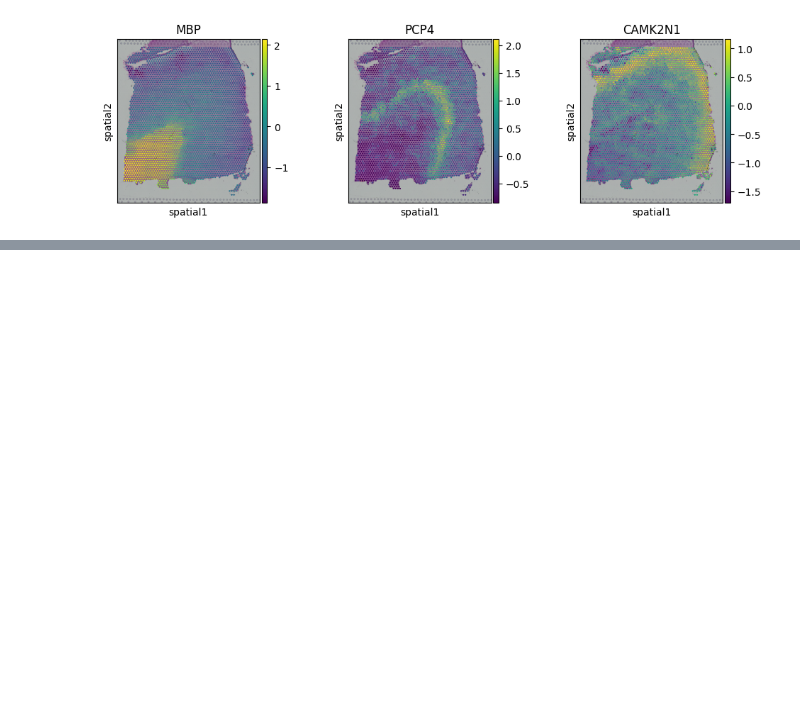
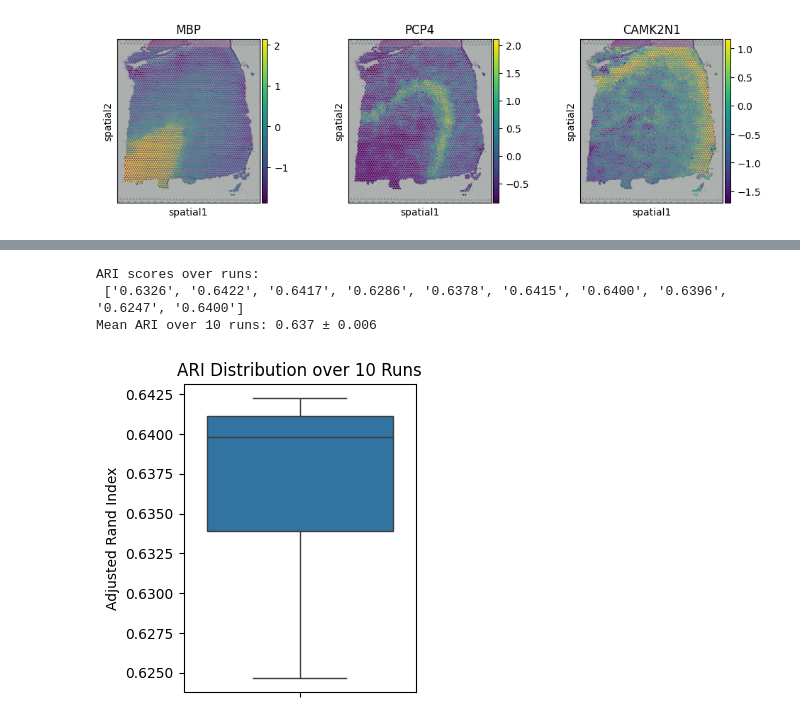
Before and after one commit to shawnqin2001/CadaST, a Jupyter notebook: tutorial/1.Visium_DLPFC.ipynb, the cells around one changed output, grey strips where cells are left out. Saved outputs shown, nothing was run; the diff lists cells and outputs as text; code cells hidden in the pictures; blank space fills up the shorter version.

Commit message:
fix parallel processing, update tutorials

```diff
--- a/tutorial/1.Visium_DLPFC.ipynb
+++ b/tutorial/1.Visium_DLPFC.ipynb
@@ -58,11 +62,11 @@ Including 3 steps:
 # %%
 n_top = 3000 # n_top SVG
-n_jobs = 16 # parallel jobs
+n_jobs = 32 # parallel jobs
 model = CadaST(
     adata,
     n_top=n_top,
     n_jobs=n_jobs,
-    seed=seed  #fix the random seed
+    seed=seed
 )
 adata_fit = model.fit()
 adata_fit
@@ -111,0 +119,22 @@ sc.pl.spatial(adata_fit, color=["MBP", "PCP4", "CAMK2N1"])
+# %%
+reps = 10
+n_top = 3000 # n_top SVG
+n_jobs = 32 # parallel jobs
+aris = []
+for i in range(reps):
+    seed = np.random.randint(0, 2**10)
+    np.random.seed(seed)
+    print(f"Run {i+1}/{reps}, seed={seed}")
+    model = CadaST(
+        adata,
+        n_top=n_top,
+        max_iter=2, # accelerate the test demo
+        n_jobs=n_jobs,
+        seed=seed  #fix the random seed
+    )
+    adata_fit = model.fit()
+    clustering(adata_fit, n_clusters=7, dim_search=(6, 12), refine=True, seed=seed)
+    obs_df = adata_fit.obs.dropna()
+    ARI = adjusted_rand_score(obs_df['domain'], obs_df['truth'])
+    aris.append(ARI)
+    print('Adjusted rand index = %.2f' %ARI)
@@ -111,0 +222,16 @@ sc.pl.spatial(adata_fit, color=["MBP", "PCP4", "CAMK2N1"])
+# %%
+print ("ARI scores over runs:\n", [f"{ari:.4f}" for ari in aris])
+print(f"Mean ARI over {reps} runs: {np.mean(aris):.3f} ± {np.std(aris):.3f}")
+# %% [output]
+ARI scores over runs:
+ ['0.6326', '0.6422', '0.6417', '0.6286', '0.6378', '0.6415', '0.6400', '0.6396', '0.6247', '0.6400']
+Mean ARI over 10 runs: 0.637 ± 0.006
+# %%
+import seaborn as sns
+plt.figure(figsize=(3,4))
+sns.boxplot(y=aris)
+plt.ylabel("Adjusted Rand Index")
+plt.title(f"ARI Distribution over {reps} Runs")
+plt.show()
+# %% [output]
+[figure, added]
```
Also changed, not shown: parts of 7 cells of this notebook, 1 other file.
